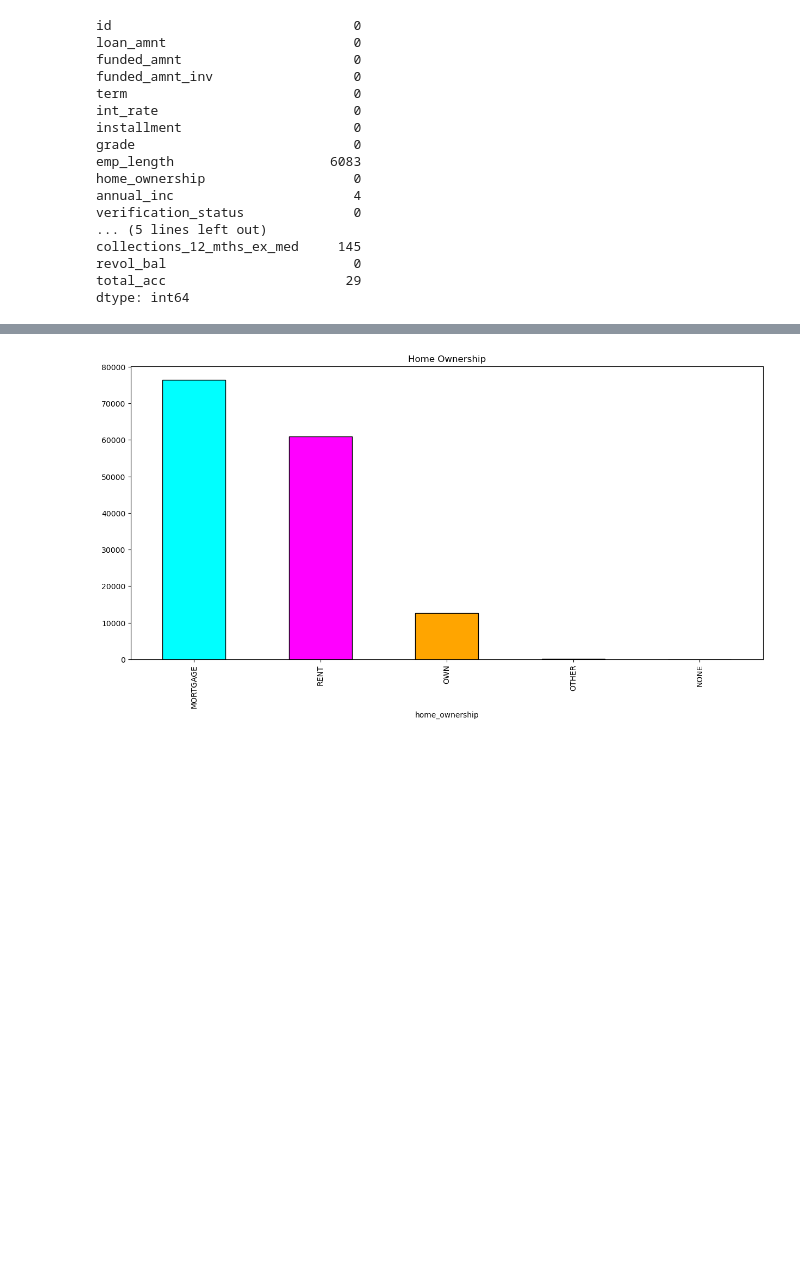
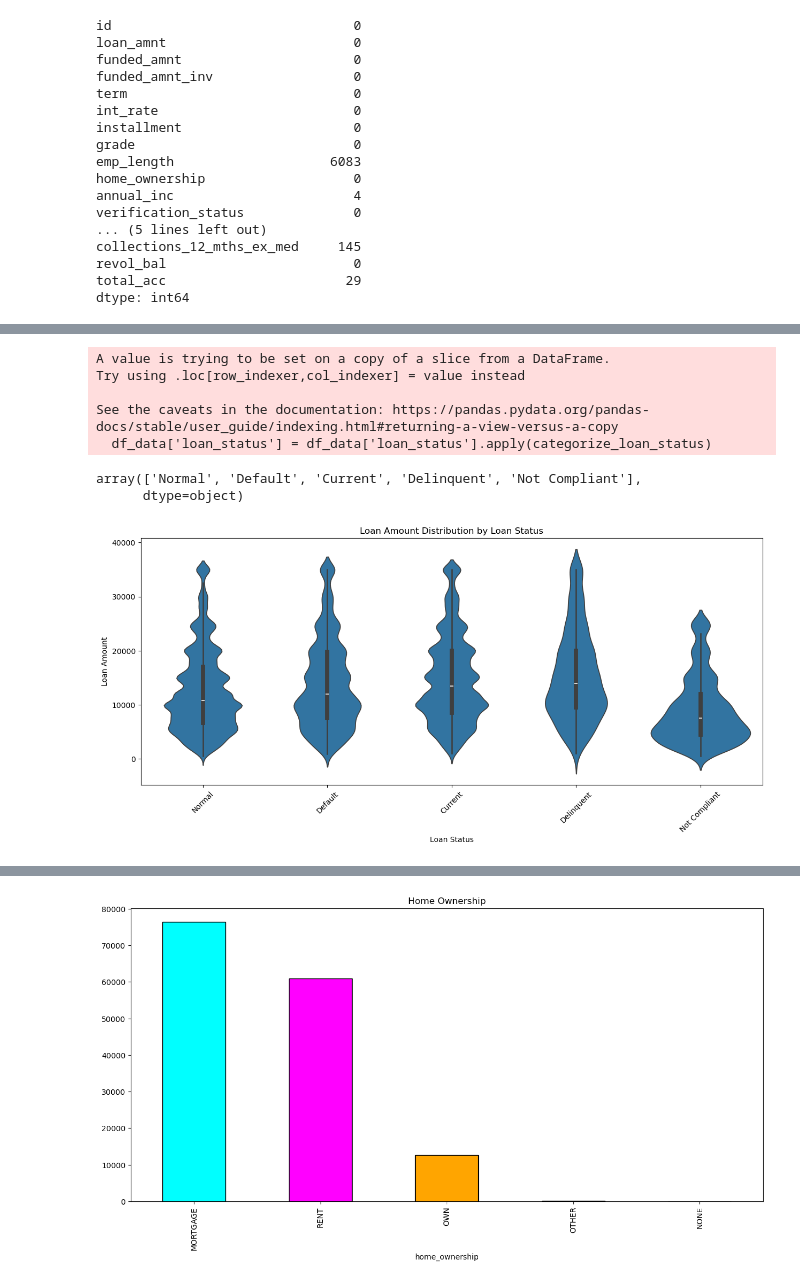
Before and after one commit to ventru557/Project2_Group4, a Jupyter notebook: Credit_Risk_Analysis.ipynb, the cells around one changed output, grey strips where cells are left out. Cells and saved outputs as stored; diff of their text form; code cells hidden in the pictures; blank space fills up the shorter version.

```diff
--- a/Credit_Risk_Analysis.ipynb
+++ b/Credit_Risk_Analysis.ipynb
@@ -152,0 +173,38 @@ dtype: int64
+# %%
+def categorize_loan_status(status):
+    if status in ['Fully Paid', 'In Grace Period', 'Issued']:
+        return 'Normal'
+    elif status in ['Late (16-30 days)', 'Late (31-120 days)']:
+        return 'Delinquent'
+    elif status in ['Charged Off', 'Default']:
+        return 'Default'
+    elif 'Does not meet the credit policy' in status:
+        return 'Not Compliant'
+    elif 'Current' in status:
+        return 'Current'
+    else:
+        return 'Unknown'
+
+df_data['loan_status'] = df_data['loan_status'].apply(categorize_loan_status)
+# %% [output]
+A value is trying to be set on a copy of a slice from a DataFrame.
+Try using .loc[row_indexer,col_indexer] = value instead
+
+See the caveats in the documentation: https://pandas.pydata.org/pandas-docs/stable/user_guide/indexing.html#returning-a-view-versus-a-copy
+  df_data['loan_status'] = df_data['loan_status'].apply(categorize_loan_status)
+# %%
+df_data['loan_status'].unique()
+# %% [output]
+array(['Normal', 'Default', 'Current', 'Delinquent', 'Not Compliant'],
+      dtype=object)
+# %%
+import seaborn as sns
+plt.figure(figsize=(15, 6))
+sns.violinplot(x='loan_status', y='loan_amnt', data=df_data)
+plt.title('Loan Amount Distribution by Loan Status')
+plt.xlabel('Loan Status')
+plt.ylabel('Loan Amount')
+plt.xticks(rotation=45)
+plt.show()
+# %% [output]
+[figure, added]
```
Also changed, not shown: parts of 11 cells of this notebook, 2 other files.
